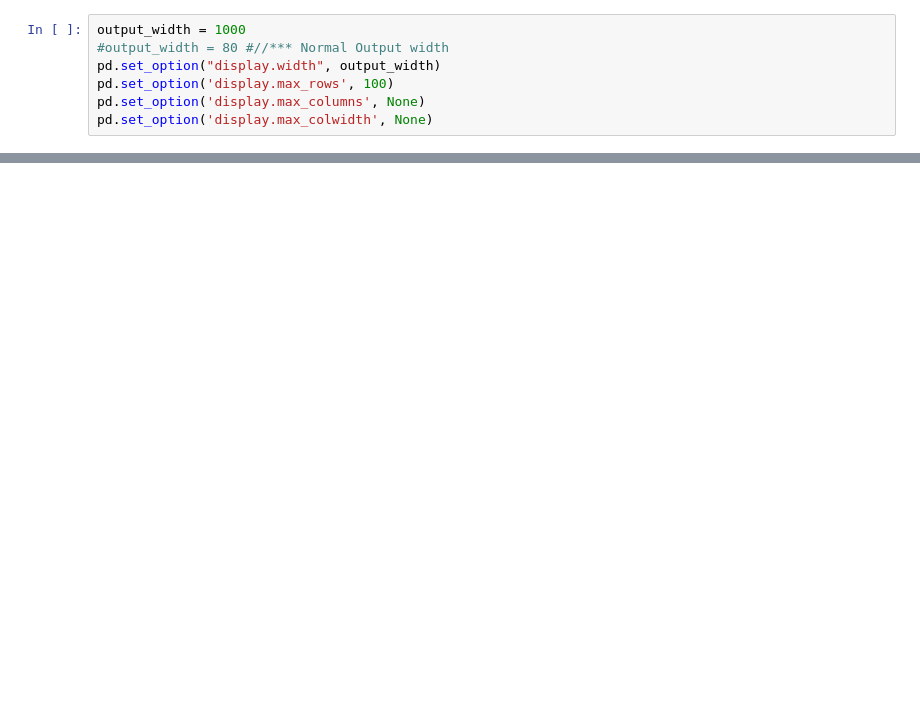
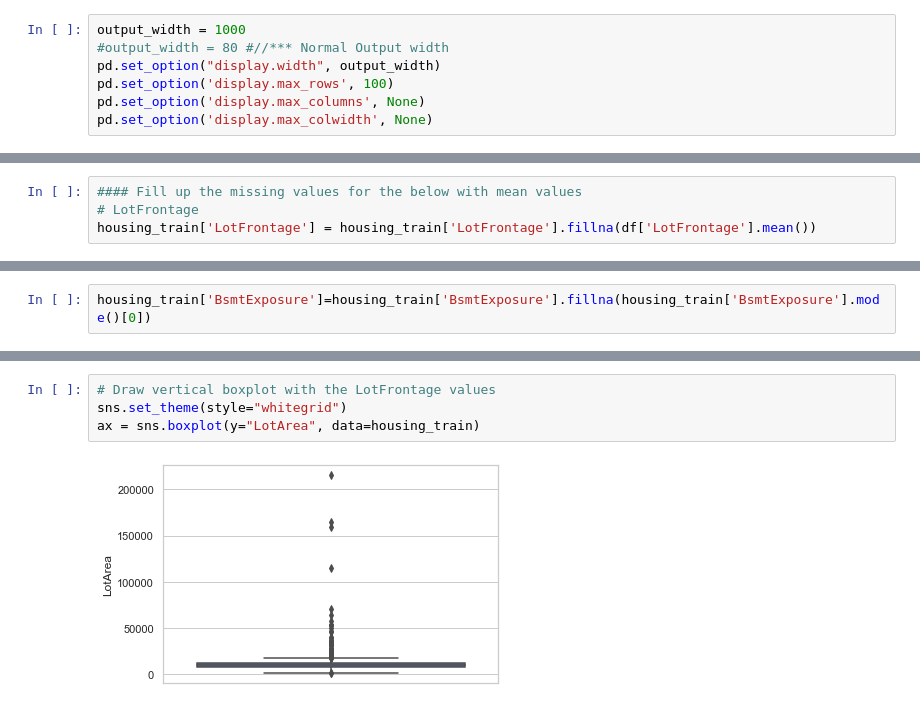
Before and after one commit to samantoz/bu_dsc, a Jupyter notebook: notebooks/DSC630/project_v1.ipynb, the cells around one changed output, grey strips where cells are left out. Drawn from its saved outputs; the diff is of its cells as text; blank space fills up the shorter version.

```diff
--- a/notebooks/DSC630/project_v1.ipynb
+++ b/notebooks/DSC630/project_v1.ipynb
@@ -43,0 +208,4 @@ train_2016.head(10)
+# %%
+#### Fill up the missing values for the below with mean values
+# LotFrontage
+housing_train['LotFrontage'] = housing_train['LotFrontage'].fillna(df['LotFrontage'].mean())
@@ -43,0 +226,2 @@ train_2016.head(10)
+# %%
+housing_train['BsmtExposure']=housing_train['BsmtExposure'].fillna(housing_train['BsmtExposure'].mode()[0])
@@ -43,0 +255,6 @@ train_2016.head(10)
+# %%
+# Draw vertical boxplot with the LotFrontage values
+sns.set_theme(style="whitegrid")
+ax = sns.boxplot(y="LotArea", data=housing_train)
+# %% [output]
+[figure, added]
```
Also changed, not shown: parts of 35 cells of this notebook.
